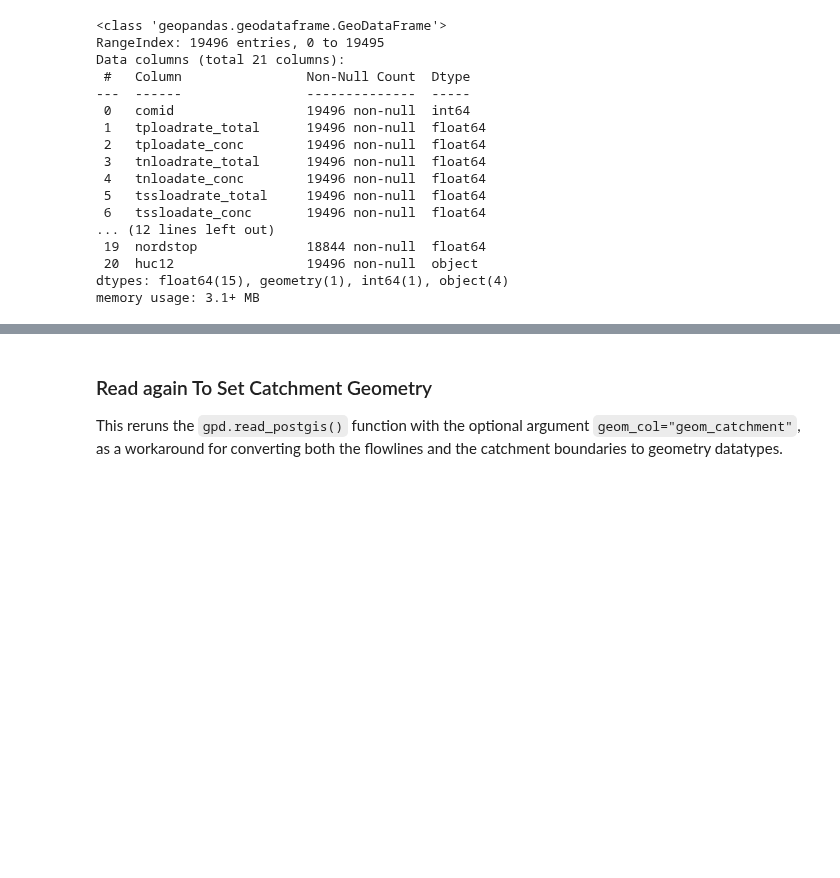
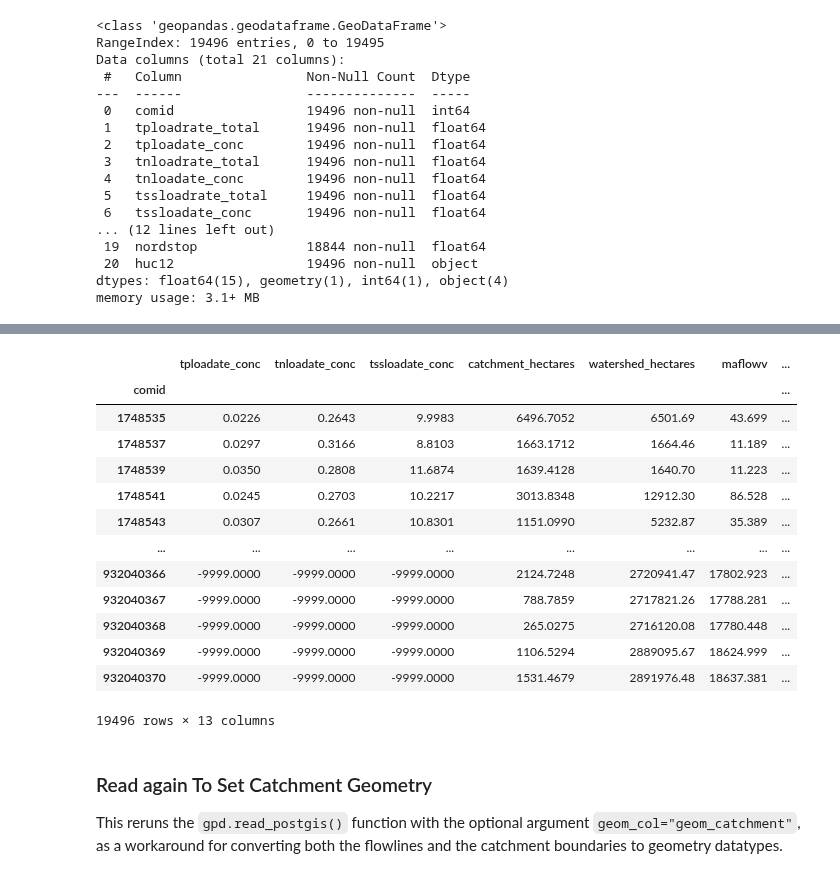
Before and after one commit to TheAcademyofNaturalSciences/WikiSRATMicroService, a Jupyter notebook: WikiSRAT_Demo.ipynb, the cells around one changed output, grey strips where cells are left out. Drawn from its saved outputs; the diff is of its cells as text; code cells hidden in the pictures; blank space fills up the shorter version.

Commit message:
Separate Reach from Catch in Demo
... before saving to Parquet.
This isn't fully implemented, but it's at a reasonable pausing point.

```diff
--- a/WikiSRAT_Demo.ipynb
+++ b/WikiSRAT_Demo.ipynb
@@ -473,3 +501,11 @@ Int64Index([ 2612952,  2612782,  2612920,  2613460,  2612780,  2612792,
+# %%
+base_df.cluster = base_df.cluster.astype('category')
+base_df.fa_name = base_df.fa_name.astype('category')
+base_df.huc12   = base_df.huc12.astype('category')
+
+rest_df.cluster = rest_df.cluster.astype('category')
+rest_df.fa_name = rest_df.fa_name.astype('category')
+rest_df.huc12   = rest_df.huc12.astype('category')
 # %%
 base_df.info()
 # %% [output]
@@ -492,0 +540,17 @@ memory usage: 3.1+ MB
+# %%
+base_df_reach = base_df.drop(['tploadrate_total',
+                              'tnloadrate_total',
+                              'tssloadrate_total',
+                              'tploadrate_total_ws',
+                              'tnloadrate_total_ws',
+                              'tssloadrate_total_ws',
+                              'geom_catchment',
+                             ], axis=1)
+rest_df_reach = rest_df.drop(['tploadrate_total',
+                              'tnloadrate_total',
+                              'tssloadrate_total',
+                              'tploadrate_total_ws',
+                              'tnloadrate_total_ws',
+                              'tssloadrate_total_ws',
+                              'geom_catchment',
+                             ], axis=1)
@@ -493,3 +580,20 @@ memory usage: 3.1+ MB
+# %%
+rest_df_reach
+# %% [output]
+|  | tploadate_conc | tnloadate_conc | tssloadate_conc | catchment_hectares | watershed_hectares | maflowv | ... |
+| comid |  |  |  |  |  |  | ... |
+| 1748535 | 0.0226 | 0.2643 | 9.9983 | 6496.7052 | 6501.69 | 43.699 | ... |
+| 1748537 | 0.0297 | 0.3166 | 8.8103 | 1663.1712 | 1664.46 | 11.189 | ... |
+| 1748539 | 0.0350 | 0.2808 | 11.6874 | 1639.4128 | 1640.70 | 11.223 | ... |
+| 1748541 | 0.0245 | 0.2703 | 10.2217 | 3013.8348 | 12912.30 | 86.528 | ... |
+| 1748543 | 0.0307 | 0.2661 | 10.8301 | 1151.0990 | 5232.87 | 35.389 | ... |
+| ... | ... | ... | ... | ... | ... | ... | ... |
+| 932040366 | -9999.0000 | -9999.0000 | -9999.0000 | 2124.7248 | 2720941.47 | 17802.923 | ... |
+| 932040367 | -9999.0000 | -9999.0000 | -9999.0000 | 788.7859 | 2717821.26 | 17788.281 | ... |
+| 932040368 | -9999.0000 | -9999.0000 | -9999.0000 | 265.0275 | 2716120.08 | 17780.448 | ... |
+| 932040369 | -9999.0000 | -9999.0000 | -9999.0000 | 1106.5294 | 2889095.67 | 18624.999 | ... |
+| 932040370 | -9999.0000 | -9999.0000 | -9999.0000 | 1531.4679 | 2891976.48 | 18637.381 | ... |
+19496 rows × 13 columns
 # %% [markdown]
 ### Read again To Set Catchment Geometry
 This reruns the `gpd.read_postgis()` function with the optional argument `geom_col="geom_catchment"`, as a workaround for converting both the flowlines and the catchment boundaries to geometry datatypes.
```
Also changed, not shown: parts of 31 cells of this notebook, 1 other file.
